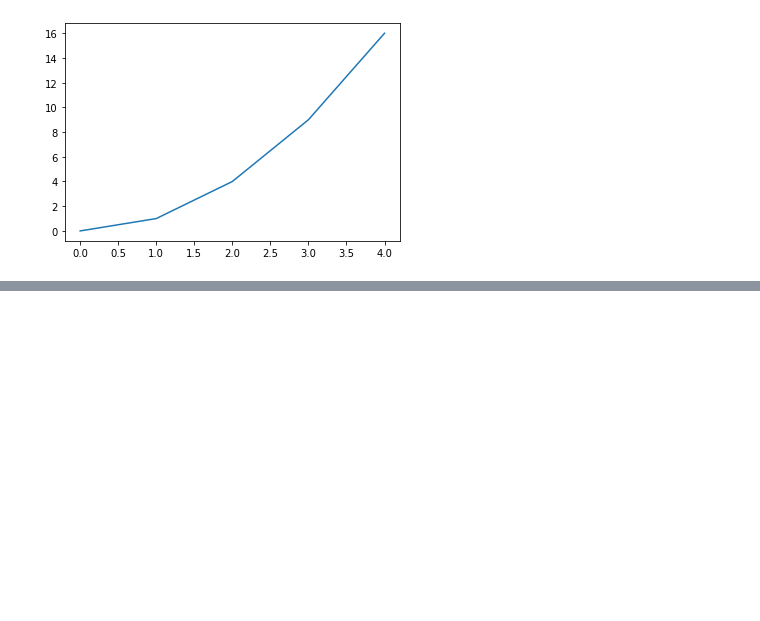
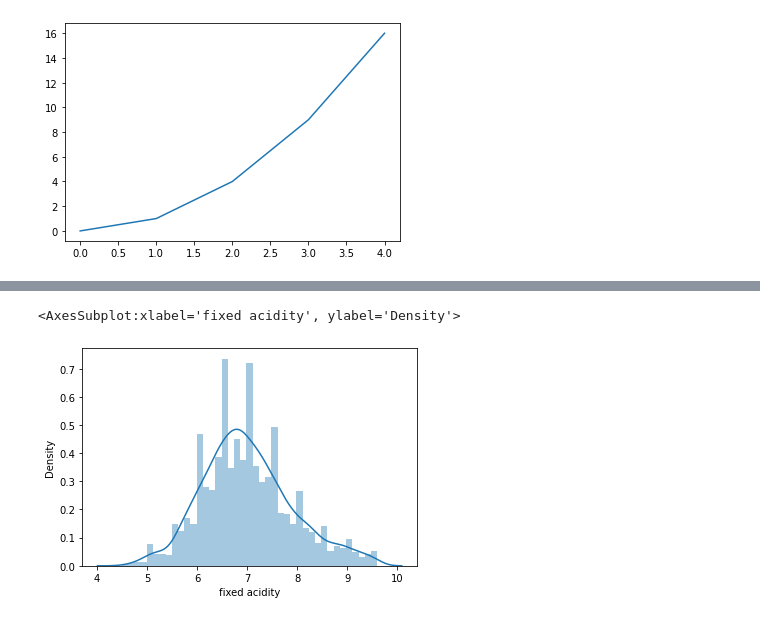
Before and after one commit to seoyeon1/DailyPY, a Jupyter notebook: level 3/EDA-to-Tuning.ipynb, the cells around one changed output, grey strips where cells are left out. Cells and saved outputs as stored; diff of their text form; code cells hidden in the pictures; blank space fills up the shorter version.

```diff
--- a/level 3/EDA-to-Tuning.ipynb
+++ b/level 3/EDA-to-Tuning.ipynb
@@ -185,0 +181,12 @@ quantile_25 = np.quantile(train['fixed acidity'], 0.25)
+# %%
+# IQR로 이상치 제거
+import numpy as np
+
+quantile_25 = np.quantile(train['fixed acidity'], 0.25)
+quantile_75 = np.quantile(train['fixed acidity'], 0.75)
+IQR = quantile_75 - quantile_25 # 박스의 길이
+minimum = quantile_25 - 1.5 * IQR # 4 ~ 6 사이에 선
+maximum = quantile_75 + 1.5 * IQR # 8 ~ 10 사이에 선
+# %%
+train2 = train[(minimum <= train['fixed acidity']) & (train['fixed acidity'] <= maximum)]
+train2.shape
@@ -185,0 +242,6 @@ quantile_25 = np.quantile(train['fixed acidity'], 0.25)
+# %%
+# 이상치 제거한 train2의 distplot
+sns.distplot(train2['fixed acidity'])
+# %% [output]
+<AxesSubplot:xlabel='fixed acidity', ylabel='Density'>
+[figure, added]
```
Also changed, not shown: parts of 30 cells of this notebook.
